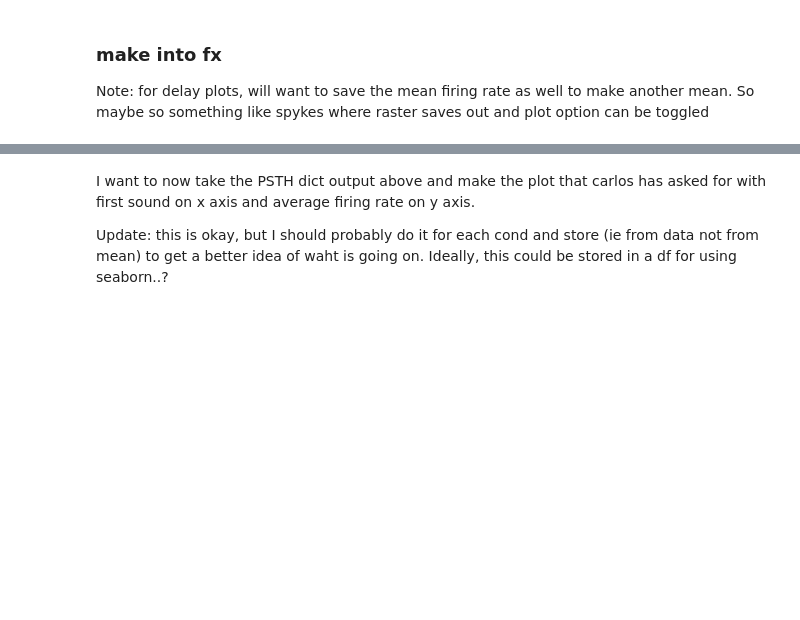
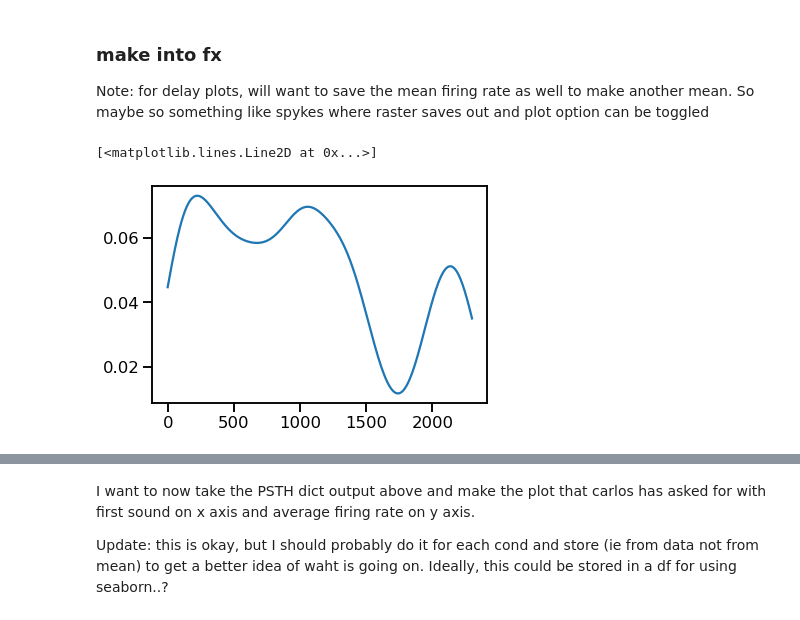
Before and after one commit to Brody-Lab/jbreda_PWM_mPFC_analysis, a Jupyter notebook: event_centering.ipynb, the cells around one changed output, grey strips where cells are left out. Drawn from its saved outputs; the diff is of its cells as text; code cells hidden in the pictures; blank space fills up the shorter version.

```diff
--- a/event_centering.ipynb
+++ b/event_centering.ipynb
@@ -92,3 +92,8 @@ Stopped here--- TODO:
 ### make into fx
 
 Note: for delay plots, will want to save the mean firing rate as well to make another mean. So maybe so something like spykes where raster saves out and plot option can be toggled
+# %%
+plt.plot(gaussian_filter1d(test[0], 150, mode ='constant'))
+# %% [output]
+[<matplotlib.lines.Line2D at 0x...>]
+[figure, added]
```
Also changed, not shown: parts of 6 cells of this notebook, 1 other file.
